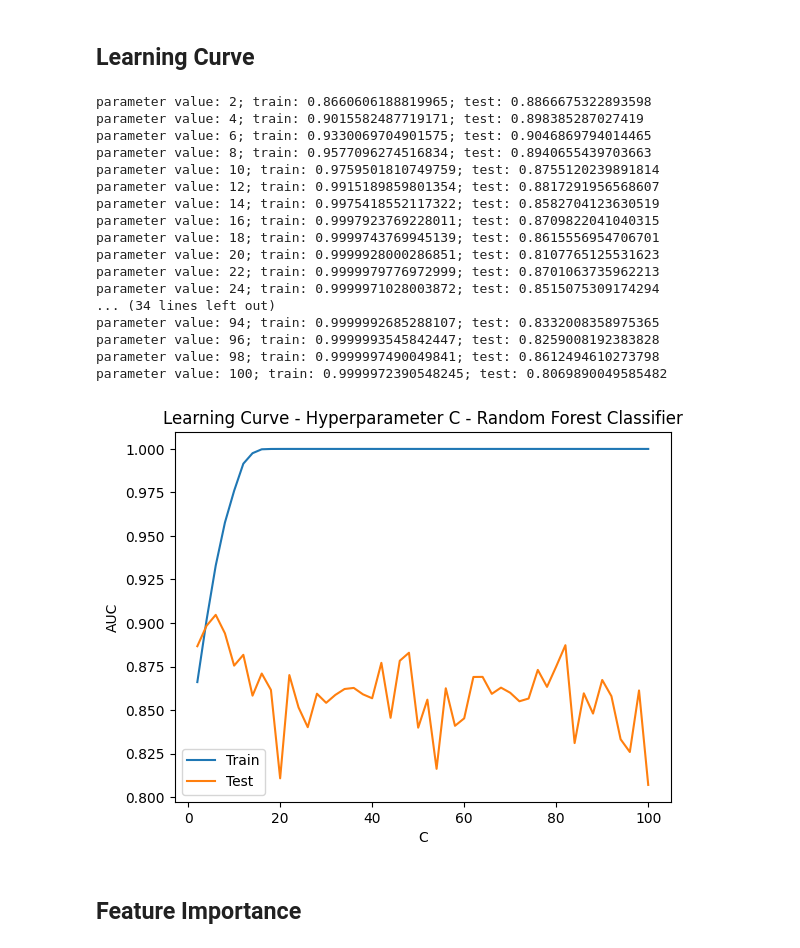
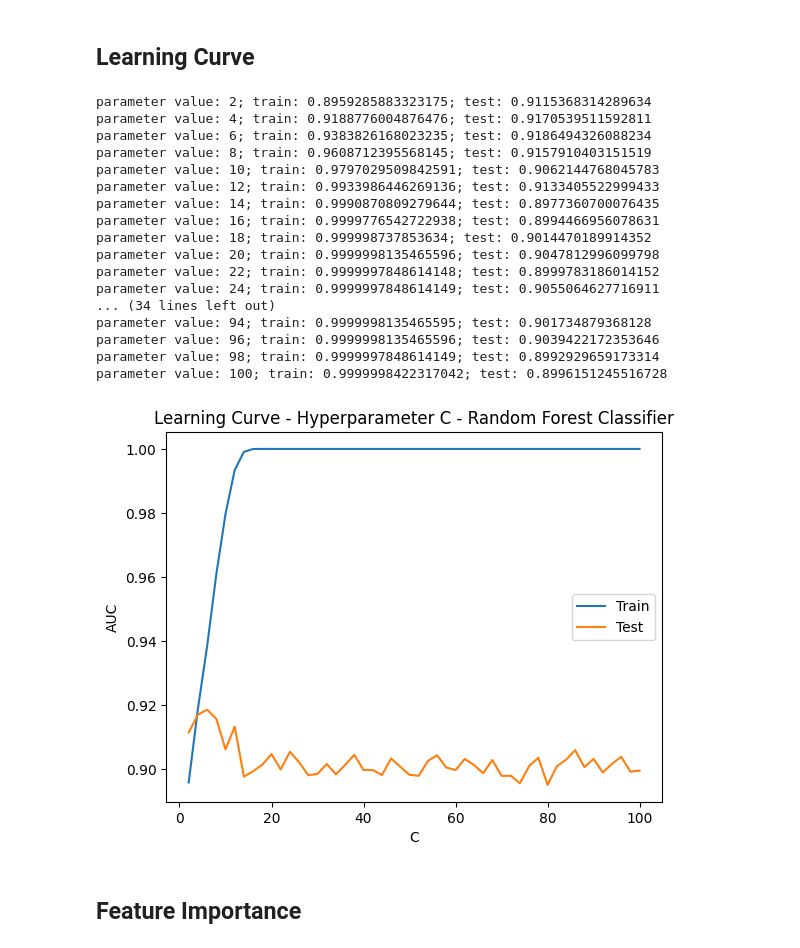
Before and after one commit to sabirinID/Final-Project-Quattro, a Jupyter notebook: Notebooks/3_Modeling.ipynb, the cells around one changed output. Drawn from its saved outputs; the diff is of its cells as text; code cells hidden in the pictures.

```diff
--- a/Notebooks/3_Modeling.ipynb
+++ b/Notebooks/3_Modeling.ipynb
@@ -221,7 +253,7 @@ def show_best_parameter(model):
 # %%
 from sklearn.ensemble import RandomForestClassifier
 
-rf = RandomForestClassifier(random_state = 400, class_weight = 'balanced')
+rf = RandomForestClassifier(random_state = 400)
 rf.fit(X_train, y_train)
 model_evaluation(rf)
 # %% [output]
@@ -250,7 +287,7 @@ parameters = {'n_estimators': [int(x) for x in np.linspace(1, 200, num = 40)],
               }
 
 # Init
-rf = RandomForestClassifier(random_state=400, class_weight = 'balanced')
-rf_rs = RandomizedSearchCV(rf, parameters, scoring='roc_auc', random_state=1, cv=5)
+rf = RandomForestClassifier(random_state=400)
+rf_rs = RandomizedSearchCV(rf, parameters, scoring='recall', random_state=4, cv=5)
 rf_rs.fit(X_train, y_train)
 # %% [output]
@@ -338,51 +372,51 @@ param_values = [int(x) for x in np.linspace(2, 100, 50)] # max_depth
 # param_values = [int(x) for x in np.linspace(2, 20, 15)]  # min_samples_split
 # param_values = [int(x) for x in np.linspace(2, 20, 15)]  # min_samples_leaf
 
 train_scores = []
 test_scores = []
 
 for c in param_values:
-    model = RandomForestClassifier(n_estimators=10, max_depth=c)
+    model = RandomForestClassifier(n_estimators=128, max_depth=c)
     model.fit(X_train, y_train)
 
     # Evaluation on training set
     y_pred_train_proba = model.predict_proba(X_train)
     train_auc = roc_auc_score(y_train, y_pred_train_proba[:,1])
     train_scores.append(train_auc)
 
     # Evaluation on testing set
     y_pred_proba = model.predict_proba(X_test)
     test_auc = roc_auc_score(y_test, y_pred_proba[:,1])
     test_scores.append(test_auc)
 
     print('parameter value: ' + str(c) + '; train: ' + str(train_auc) + '; test: '+ str(test_auc))
 
 plt.plot(param_values, train_scores, label='Train')
 plt.plot(param_values, test_scores, label='Test')
 plt.xlabel('C')
 plt.ylabel('AUC')
 plt.title('Learning Curve - Hyperparameter C - Random Forest Classifier')
 plt.legend()
 plt.show()
 # %% [output]
-parameter value: 2; train: 0.8660606188819965; test: 0.8866675322893598
-parameter value: 4; train: 0.9015582487719171; test: 0.898385287027419
-parameter value: 6; train: 0.9330069704901575; test: 0.9046869794014465
-parameter value: 8; train: 0.9577096274516834; test: 0.8940655439703663
-parameter value: 10; train: 0.9759501810749759; test: 0.8755120239891814
-parameter value: 12; train: 0.9915189859801354; test: 0.8817291956568607
-parameter value: 14; train: 0.9975418552117322; test: 0.8582704123630519
-parameter value: 16; train: 0.9997923769228011; test: 0.8709822041040315
-parameter value: 18; train: 0.9999743769945139; test: 0.8615556954706701
-parameter value: 20; train: 0.9999928000286851; test: 0.8107765125531623
-parameter value: 22; train: 0.9999979776972999; test: 0.8701063735962213
-parameter value: 24; train: 0.9999971028003872; test: 0.8515075309174294
+parameter value: 2; train: 0.8959285883323175; test: 0.9115368314289634
+parameter value: 4; train: 0.9188776004876476; test: 0.9170539511592811
+parameter value: 6; train: 0.9383826168023235; test: 0.9186494326088234
+parameter value: 8; train: 0.9608712395568145; test: 0.9157910403151519
+parameter value: 10; train: 0.9797029509842591; test: 0.9062144768045783
+parameter value: 12; train: 0.9933986446269136; test: 0.9133405522999433
+parameter value: 14; train: 0.9990870809279644; test: 0.8977360700076435
+parameter value: 16; train: 0.9999776542722938; test: 0.8994466956078631
+parameter value: 18; train: 0.999998737853634; test: 0.9014470189914352
+parameter value: 20; train: 0.9999998135465596; test: 0.9047812996099798
+parameter value: 22; train: 0.9999997848614148; test: 0.8999783186014152
+parameter value: 24; train: 0.9999997848614149; test: 0.9055064627716911
 ... (34 lines left out)
-parameter value: 94; train: 0.9999992685288107; test: 0.8332008358975365
-parameter value: 96; train: 0.9999993545842447; test: 0.8259008192383828
-parameter value: 98; train: 0.9999997490049841; test: 0.8612494610273798
-parameter value: 100; train: 0.9999972390548245; test: 0.8069890049585482
+parameter value: 94; train: 0.9999998135465595; test: 0.901734879368128
+parameter value: 96; train: 0.9999998135465596; test: 0.9039422172353646
+parameter value: 98; train: 0.9999997848614149; test: 0.8992929659173314
+parameter value: 100; train: 0.9999998422317042; test: 0.8996151245516728
-[figure, old version]
+[figure, new version]
 # %% [markdown]
 ## Feature Importance
 # %%
```
Also changed, not shown: parts of 73 cells of this notebook.
